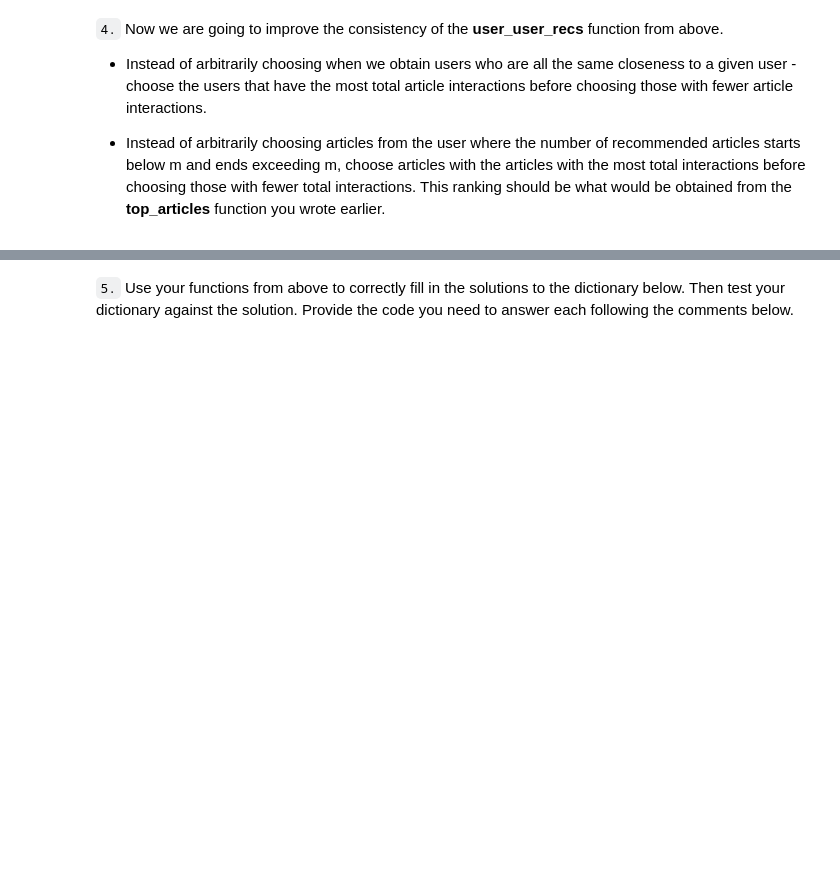
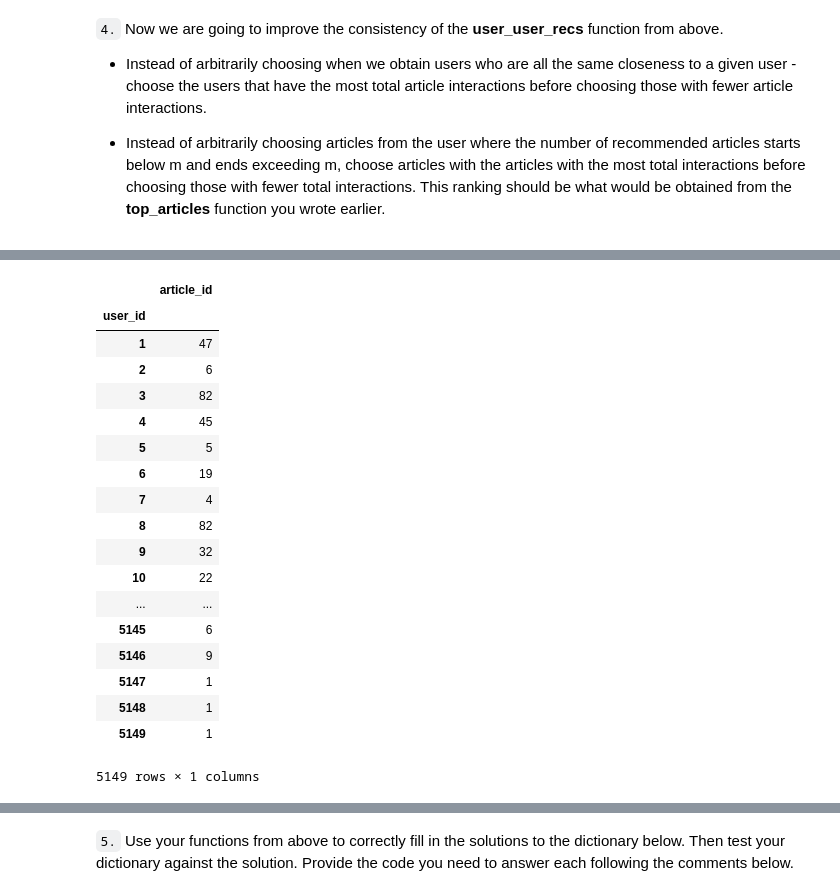
Before and after one commit to JcFreya/Recommendations-with-IBM, a Jupyter notebook: Recommendations_with_IBM.ipynb, the cells around one changed output, grey strips where cells are left out. Saved outputs shown, nothing was run; the diff lists cells and outputs as text; code cells hidden in the pictures; blank space fills up the shorter version.

```diff
--- a/Recommendations_with_IBM.ipynb
+++ b/Recommendations_with_IBM.ipynb
@@ -484,0 +485,22 @@ If this is all you see, you passed all of our tests!  Nice job!
+# %%
+df.loc[:,('article_id','user_id')].groupby('user_id').count()
+# %% [output]
+|  | article_id |
+| user_id |  |
+| 1 | 47 |
+| 2 | 6 |
+| 3 | 82 |
+| 4 | 45 |
+| 5 | 5 |
+| 6 | 19 |
+| 7 | 4 |
+| 8 | 82 |
+| 9 | 32 |
+| 10 | 22 |
+| ... | ... |
+| 5145 | 6 |
+| 5146 | 9 |
+| 5147 | 1 |
+| 5148 | 1 |
+| 5149 | 1 |
+5149 rows × 1 columns
```
Also changed, not shown: parts of 13 cells of this notebook.
